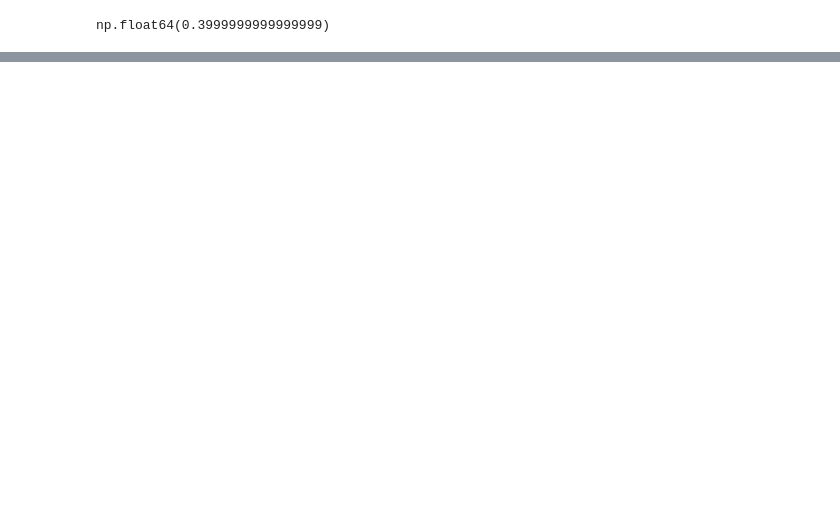
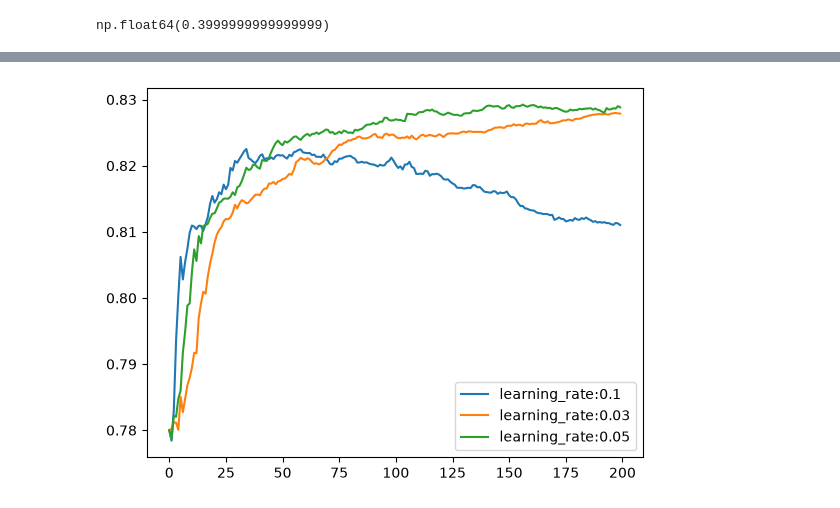
Before and after one commit to Solanki-Raja/ML_zoo_2026, a Jupyter notebook: 06_trees/decision_tree.ipynb, the cells around one changed output, grey strips where cells are left out. Saved outputs shown, nothing was run; the diff lists cells and outputs as text; code cells hidden in the pictures; blank space fills up the shorter version.

```diff
--- a/06_trees/decision_tree.ipynb
+++ b/06_trees/decision_tree.ipynb
@@ -348,0 +494,4 @@ for val in df_example.age.unique():
+# %%
+features=dv.feature_names_
+dtrain=xgb.DMatrix(data=x_train,label=y_train, feature_names=features)
+d_val=xgb.DMatrix(data=x_val,label=y_val, feature_names=features)
@@ -348,0 +518,2 @@ for val in df_example.age.unique():
+# %%
+watchlist=[(dtrain,'train'), (d_val, 'val')]
@@ -348,0 +573,20 @@ for val in df_example.age.unique():
+# %%
+from IPython.utils.capture import capture_output
+eta_rate=[0.1, 0.03, 0.05]
+scores={}
+for e in eta_rate:
+    xgb_params['learning_rate']=e
+    with capture_output() as output:
+        xgb.train(xgb_params, dtrain, num_boost_round=200 , evals=watchlist, verbose_eval=1)
+    results=[]
+    for a in output.stdout.strip().split('\n'):
+
+        # print(a)
+        it, training_auc, validation_auc=a.split('\t')
+        xg_iter=(int(it.strip('[]')))
+        xg_train_auc=(float(training_auc.split(':')[1]))
+        xg_val_auc=(float(validation_auc.split(':')[1]))
+
+        results.append((xg_iter,xg_train_auc,xg_val_auc))
+
+    scores['learning_rate:%s' % e]= pd.DataFrame(results, columns=['it', 'training_auc', 'validation_auc'])
@@ -348,0 +613,6 @@ for val in df_example.age.unique():
+# %%
+for key,p in scores.items():
+    plt.plot(scores[key].it, scores[key].validation_auc, label=key)
+    plt.legend()
+# %% [output]
+[figure, added]
```
Also changed, not shown: parts of 54 cells of this notebook, 4 other files.
